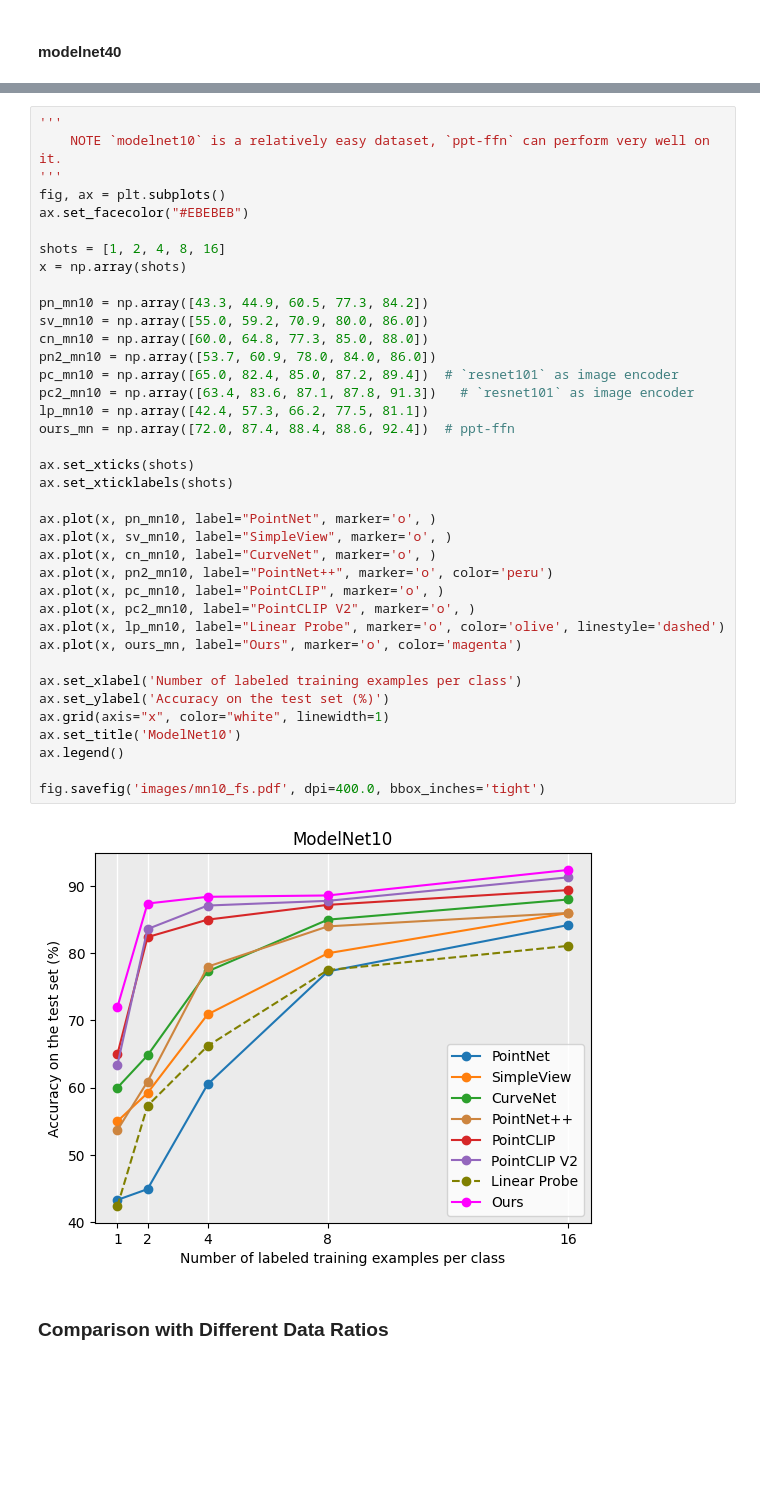
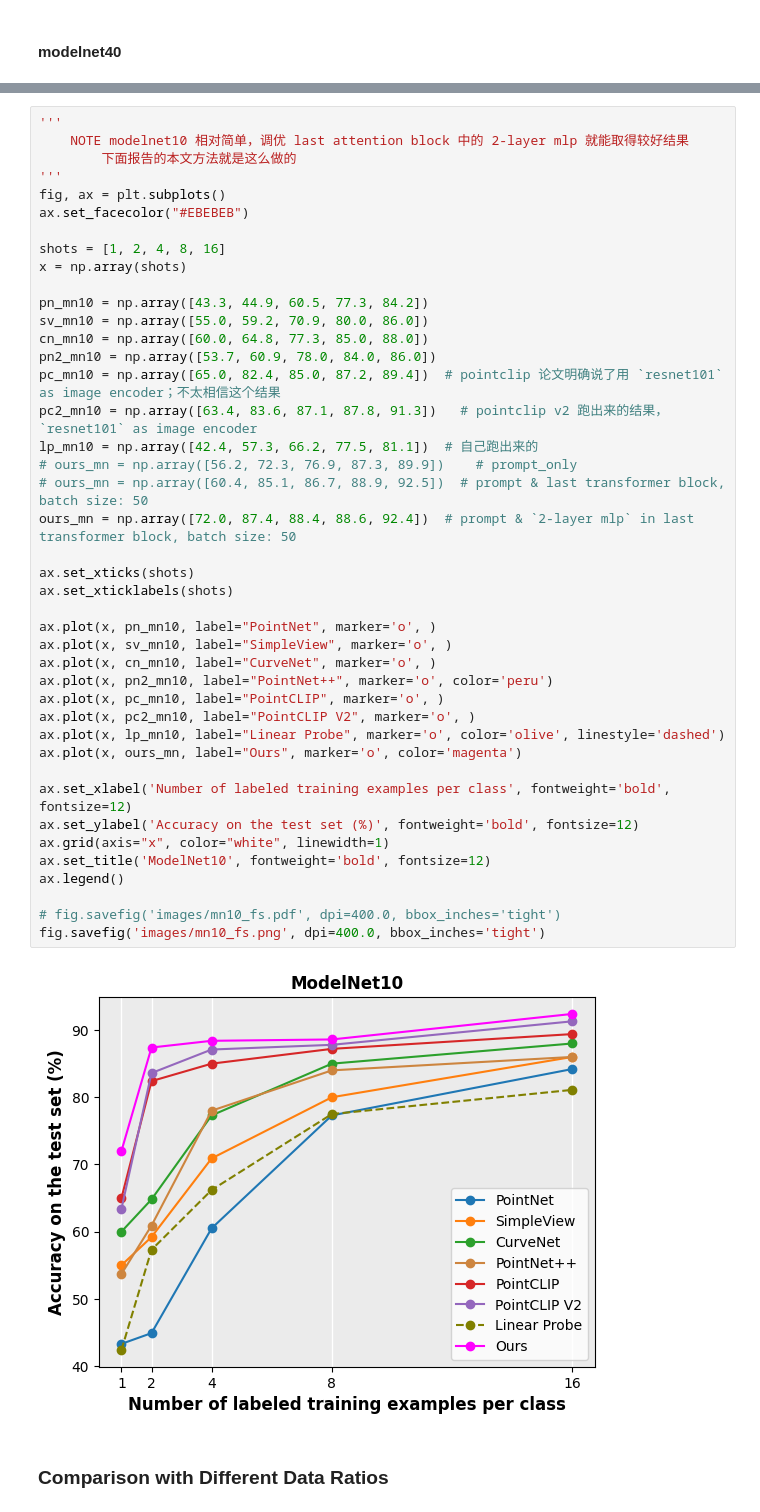
Before and after one commit to auniquesun/PPT, a Jupyter notebook: notebook/visualize.ipynb, the cells around one changed output, grey strips where cells are left out. Saved outputs shown, nothing was run; the diff lists cells and outputs as text; blank space fills up the shorter version.

```diff
--- a/notebook/visualize.ipynb
+++ b/notebook/visualize.ipynb
@@ -82,43 +143,47 @@ fig.savefig('images/sonn_fs.pdf', dpi=400.0, bbox_inches='tight')
 # %%
 '''
-    NOTE `modelnet10` is a relatively easy dataset, `ppt-ffn` can perform very well on it.
+    NOTE modelnet10 相对简单，调优 last attention block 中的 2-layer mlp 就能取得较好结果
+        下面报告的本文方法就是这么做的
 '''
 fig, ax = plt.subplots()
 ax.set_facecolor("#EBEBEB")
 
 shots = [1, 2, 4, 8, 16]
 x = np.array(shots)
 
 pn_mn10 = np.array([43.3, 44.9, 60.5, 77.3, 84.2])
 sv_mn10 = np.array([55.0, 59.2, 70.9, 80.0, 86.0])
 cn_mn10 = np.array([60.0, 64.8, 77.3, 85.0, 88.0])
 pn2_mn10 = np.array([53.7, 60.9, 78.0, 84.0, 86.0])
-pc_mn10 = np.array([65.0, 82.4, 85.0, 87.2, 89.4])  # `resnet101` as image encoder
-pc2_mn10 = np.array([63.4, 83.6, 87.1, 87.8, 91.3])   # `resnet101` as image encoder
-lp_mn10 = np.array([42.4, 57.3, 66.2, 77.5, 81.1])
-ours_mn = np.array([72.0, 87.4, 88.4, 88.6, 92.4])  # ppt-ffn
+pc_mn10 = np.array([65.0, 82.4, 85.0, 87.2, 89.4])  # pointclip 论文明确说了用 `resnet101` as image encoder；不太相信这个结果
+pc2_mn10 = np.array([63.4, 83.6, 87.1, 87.8, 91.3])   # pointclip v2 跑出来的结果，`resnet101` as image encoder
+lp_mn10 = np.array([42.4, 57.3, 66.2, 77.5, 81.1])  # 自己跑出来的
+# ours_mn = np.array([56.2, 72.3, 76.9, 87.3, 89.9])    # prompt_only
+# ours_mn = np.array([60.4, 85.1, 86.7, 88.9, 92.5])  # prompt & last transformer block, batch size: 50
+ours_mn = np.array([72.0, 87.4, 88.4, 88.6, 92.4])  # prompt & `2-layer mlp` in last transformer block, batch size: 50
 
 ax.set_xticks(shots)
 ax.set_xticklabels(shots)
 
 ax.plot(x, pn_mn10, label="PointNet", marker='o', )
 ax.plot(x, sv_mn10, label="SimpleView", marker='o', )
 ax.plot(x, cn_mn10, label="CurveNet", marker='o', )
 ax.plot(x, pn2_mn10, label="PointNet++", marker='o', color='peru')
 ax.plot(x, pc_mn10, label="PointCLIP", marker='o', )
 ax.plot(x, pc2_mn10, label="PointCLIP V2", marker='o', )
 ax.plot(x, lp_mn10, label="Linear Probe", marker='o', color='olive', linestyle='dashed')
 ax.plot(x, ours_mn, label="Ours", marker='o', color='magenta')
 
-ax.set_xlabel('Number of labeled training examples per class')
-ax.set_ylabel('Accuracy on the test set (%)')
+ax.set_xlabel('Number of labeled training examples per class', fontweight='bold', fontsize=12)
+ax.set_ylabel('Accuracy on the test set (%)', fontweight='bold', fontsize=12)
 ax.grid(axis="x", color="white", linewidth=1)
-ax.set_title('ModelNet10')
+ax.set_title('ModelNet10', fontweight='bold', fontsize=12)
 ax.legend()
 
-fig.savefig('images/mn10_fs.pdf', dpi=400.0, bbox_inches='tight')
+# fig.savefig('images/mn10_fs.pdf', dpi=400.0, bbox_inches='tight')
+fig.savefig('images/mn10_fs.png', dpi=400.0, bbox_inches='tight')
 # %% [output]
-[figure, old version]
+[figure, new version]
 # %% [markdown]
 ### Comparison with Different Data Ratios
 # %%
```
Also changed, not shown: parts of 18 cells of this notebook, 5 other files.
